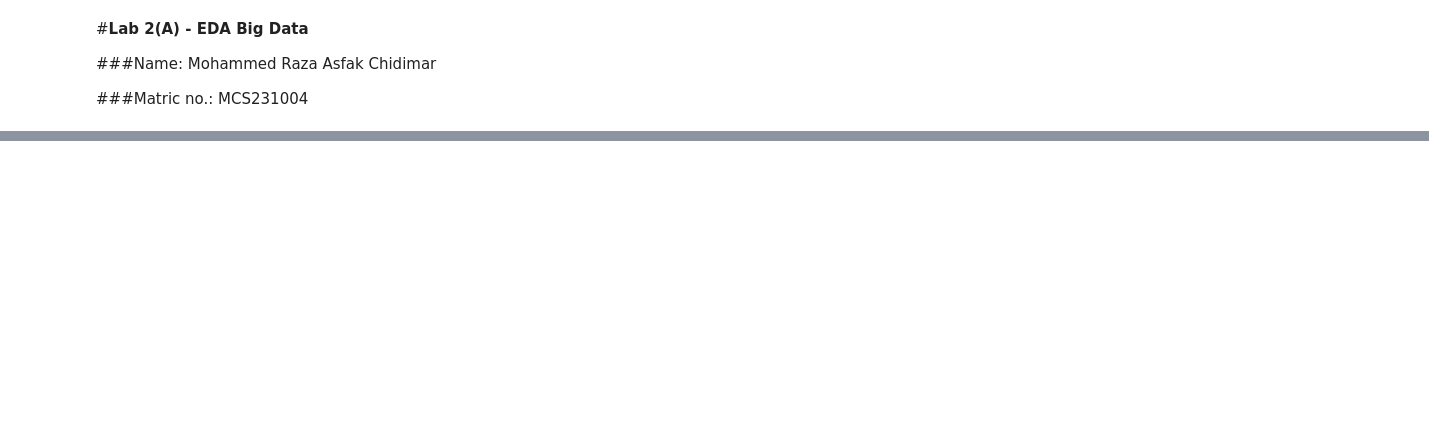
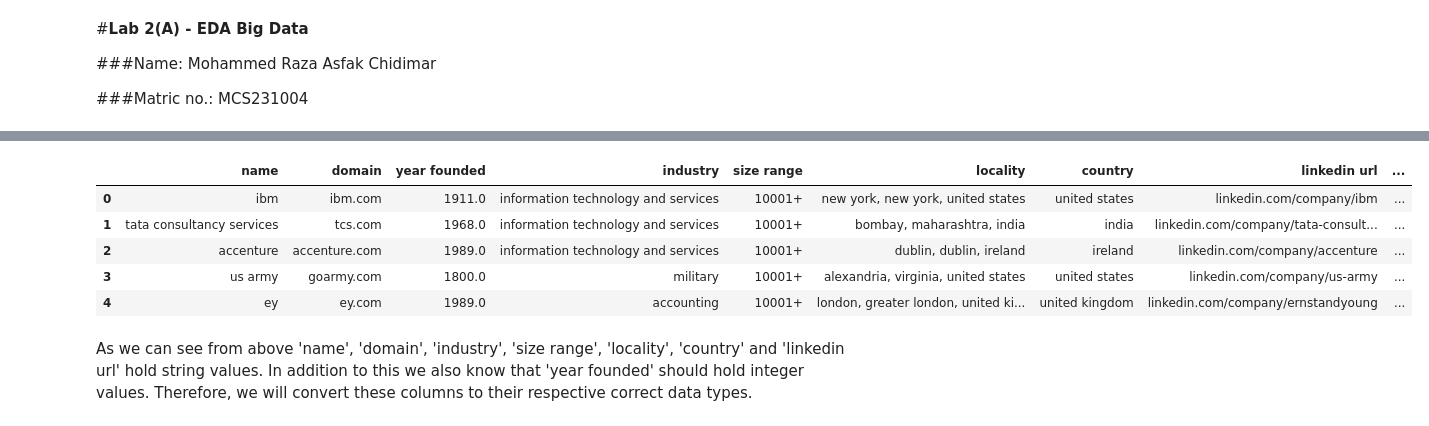
Before and after one commit to DSRaza403/LAB-Tasks, a Jupyter notebook: Lab 2/Lab2A_Mohammed_Raza.ipynb, the cells around one changed output, grey strips where cells are left out. Saved outputs shown, nothing was run; the diff lists cells and outputs as text; code cells hidden in the pictures; blank space fills up the shorter version.

```diff
--- a/Lab 2/Lab2A_Mohammed_Raza.ipynb
+++ b/Lab 2/Lab2A_Mohammed_Raza.ipynb
@@ -1640,0 +304,2 @@ WARNING:matplotlib.legend:No artists with labels found to put in legend.  Note t
+# %%
+df.drop(columns=['Unnamed: 0'], inplace=True)
@@ -1640,0 +326,3 @@ WARNING:matplotlib.legend:No artists with labels found to put in legend.  Note t
+# %%
+df.drop(df.index[df.name.isna()], inplace=True)
+df.drop(df.index[df.industry.isna()], inplace=True)
@@ -1640,0 +361,11 @@ WARNING:matplotlib.legend:No artists with labels found to put in legend.  Note t
+# %%
+df.head()
+# %% [output]
+|  | name | domain | year founded | industry | size range | locality | country | linkedin url | ... |
+| 0 | ibm | ibm.com | 1911.0 | information technology and services | 10001+ | new york, new york, united states | united states | linkedin.com/company/ibm | ... |
+| 1 | tata consultancy services | tcs.com | 1968.0 | information technology and services | 10001+ | bombay, maharashtra, india | india | linkedin.com/company/tata-consult... | ... |
+| 2 | accenture | accenture.com | 1989.0 | information technology and services | 10001+ | dublin, dublin, ireland | ireland | linkedin.com/company/accenture | ... |
+| 3 | us army | goarmy.com | 1800.0 | military | 10001+ | alexandria, virginia, united states | united states | linkedin.com/company/us-army | ... |
+| 4 | ey | ey.com | 1989.0 | accounting | 10001+ | london, greater london, united ki... | united kingdom | linkedin.com/company/ernstandyoung | ... |
+# %% [markdown]
+As we can see from above 'name', 'domain', 'industry', 'size range', 'locality', 'country' and 'linkedin url' hold string values. In addition to this we also know that 'year founded' should hold integer values. Therefore, we will convert these columns to their respective correct data types.
```
Also changed, not shown: parts of 465 cells of this notebook.
